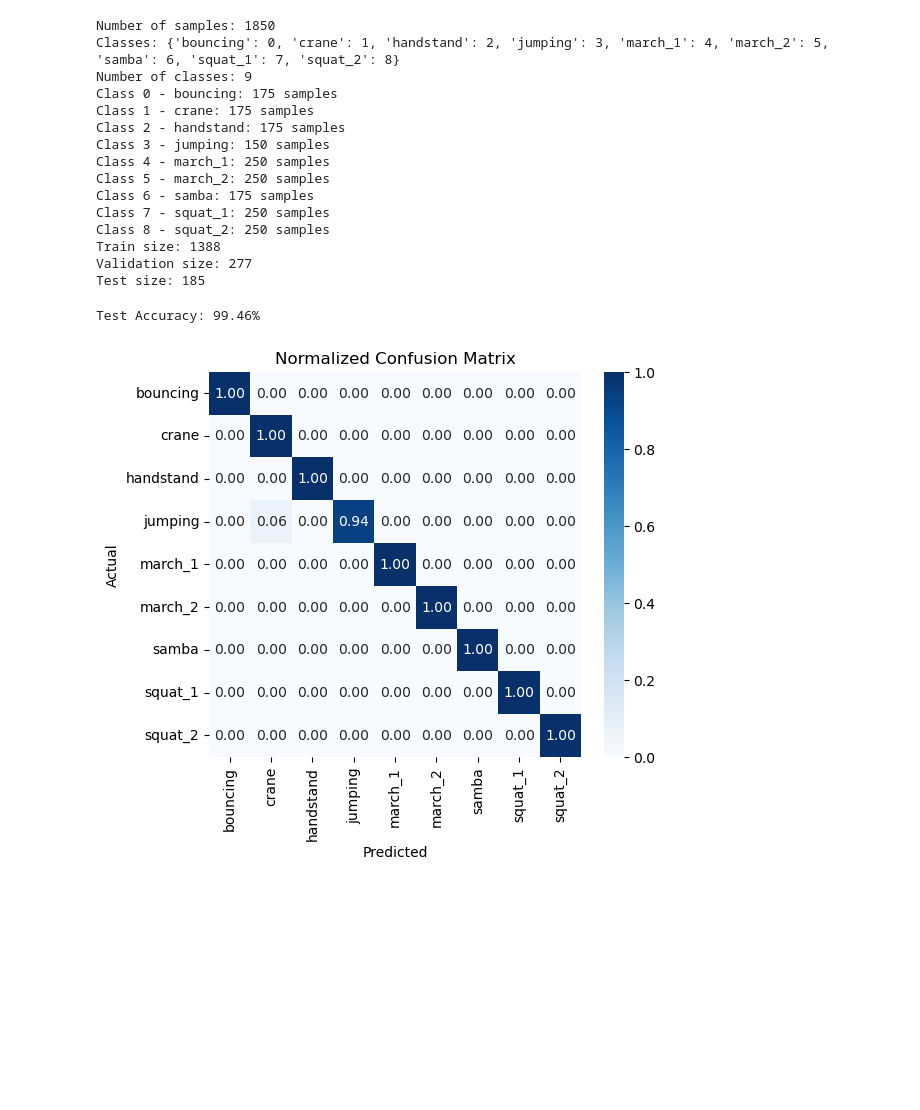
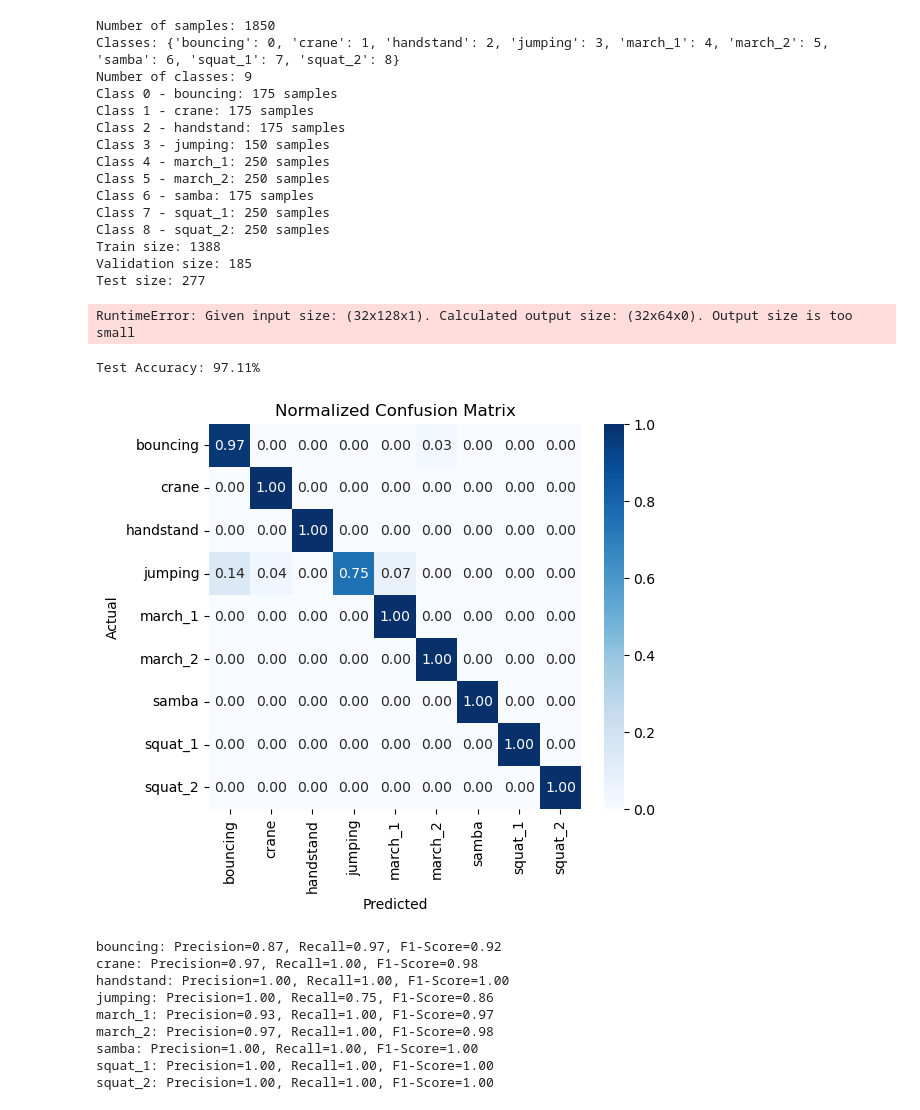
Before and after one commit to ValerioSpagnoli/3DMesh-HumanPoseEstimation, a Jupyter notebook: simple_edge_features.ipynb, the cells around one changed output. Saved outputs shown, nothing was run; the diff lists cells and outputs as text; code cells hidden in the pictures; blank space fills up the shorter version.

```diff
--- a/simple_edge_features.ipynb
+++ b/simple_edge_features.ipynb
@@ -18,10 +18,11 @@ from tqdm import tqdm as tqdm
 # %%
 root_dir = 'datasets/simple_edge_features'  # Change this to your actual dataset path
 save_dir = 'models/simple_edge_features/'
-num_edges = 2048  # Predefined row length (number of rows to keep)
+input_features = 7
+num_edges = 512  # Predefined row length (number of rows to keep)
 learning_rate = 0.001
 batch_size = 32
-num_epochs = 15
+num_epochs = 10
 # %%
 class MeshEdgesDataset(Dataset):
     def __init__(self, root_dir, num_edges, transform=None):
@@ -66,16 +67,16 @@ class MeshEdgesDataset(Dataset):
 # %%
 # Define a simple CNN model
 class MeshEdgesCNN(nn.Module):
-  def __init__(self, num_classes, num_edges=1024):
+  def __init__(self, num_classes, input_features, num_edges=1024):
     super(MeshEdgesCNN, self).__init__()
 
-    self.conv1 = nn.Conv1d(in_channels=7, out_channels=16, kernel_size=3, padding=1)
-    self.conv2 = nn.Conv1d(in_channels=16, out_channels=32, kernel_size=3, padding=1)
-    self.conv3 = nn.Conv1d(in_channels=32, out_channels=64, kernel_size=3, padding=1)
+    self.conv1 = nn.Conv1d(in_channels=input_features, out_channels=8, kernel_size=3, padding=1)
+    self.conv2 = nn.Conv1d(in_channels=8, out_channels=16, kernel_size=3, padding=1)
+    self.conv3 = nn.Conv1d(in_channels=16, out_channels=32, kernel_size=3, padding=1)
 
     self.pool = nn.MaxPool1d(kernel_size=2, stride=2)
 
-    self.fc1 = nn.Linear(64 * (num_edges // 8), 128)  # Adjust size after pooling
+    self.fc1 = nn.Linear(32 * (num_edges // 8), 128)  # Adjust size after pooling
     self.fc2 = nn.Linear(128, num_classes)
 
     self.relu = nn.ReLU()
@@ -99,8 +100,8 @@ class MeshEdgesCNN(nn.Module):
 dataset = MeshEdgesDataset(root_dir, num_edges)
 
 dataset_size = len(dataset)
-test_size = int(0.10 * dataset_size)
-val_size = int(0.15 * dataset_size)
+test_size = int(0.15 * dataset_size)
+val_size = int(0.10 * dataset_size)
 train_size = dataset_size - test_size - val_size
 
 train_dataset, val_dataset, test_dataset = random_split(dataset, [train_size, val_size, test_size], generator=torch.Generator().manual_seed(42))
@@ -119,11 +120,6 @@ for i, count in enumerate(torch.bincount(torch.tensor([dataset.class_to_idx[s[1]
 print('Train size:', len(train_dataset))
 print('Validation size:', len(val_dataset))
 print('Test size:', len(test_dataset))
-
-
-model = MeshEdgesCNN(num_classes=num_classes, num_edges=num_edges)
-criterion = nn.CrossEntropyLoss()
-optimizer = optim.Adam(model.parameters(), lr=learning_rate)
 # %% [output]
 Number of samples: 1850
 Classes: {'bouncing': 0, 'crane': 1, 'handstand': 2, 'jumping': 3, 'march_1': 4, 'march_2': 5, 'samba': 6, 'squat_1': 7, 'squat_2': 8}
@@ -138,8 +134,12 @@ Class 6 - samba: 175 samples
 Class 7 - squat_1: 250 samples
 Class 8 - squat_2: 250 samples
 Train size: 1388
-Validation size: 277
-Test size: 185
+Validation size: 185
+Test size: 277
+# %%
+model = MeshEdgesCNN(num_classes=num_classes, input_features=input_features, num_edges=num_edges)
+criterion = nn.CrossEntropyLoss()
+optimizer = optim.Adam(model.parameters(), lr=learning_rate)
 # %%
 for epoch in range(num_epochs):
   model.train()
@@ -181,35 +181,54 @@ for epoch in range(num_epochs):
   torch.save(model.state_dict(), save_dir + f'checkpoints/simple_edge_features_{epoch}.pth')
 
 torch.save(model.state_dict(), save_dir + 'simple_edge_features.pth')
+# %% [output]
+RuntimeError: Given input size: (32x128x1). Calculated output size: (32x64x0). Output size is too small
 # %%
-test_model = MeshEdgesCNN(num_classes=num_classes, num_edges=num_edges)
+test_model = MeshEdgesCNN(num_classes=num_classes, input_features=input_features, num_edges=num_edges)
 test_model.load_state_dict(torch.load(save_dir+'simple_edge_features.pth', weights_only=True))
 test_model.eval()
 
 correct = 0
 total = 0
 y_true = []
 y_pred = []
 
 with torch.no_grad():
     for point_clouds, labels in test_loader:
         outputs = model(point_clouds)
         _, predicted = torch.max(outputs.data, 1)
         total += labels.size(0)
         correct += (predicted == labels).sum().item()
         y_true.extend(labels.numpy())
         y_pred.extend(predicted.numpy())
 
 accuracy = 100 * correct / total
 print(f'Test Accuracy: {accuracy:.2f}%')
 
 cm = confusion_matrix(y_true, y_pred, normalize='true')  # Normalize over the true labels
 plt.figure(figsize=(6, 5))
 sns.heatmap(cm, annot=True, fmt='.2f', cmap='Blues', xticklabels=dataset.idx_to_class.values(), yticklabels=dataset.idx_to_class.values())
 plt.xlabel('Predicted')
 plt.ylabel('Actual')
 plt.title('Normalized Confusion Matrix')
 plt.show()
+
+# Compute Precision, Recall and F1-Score
+precision = np.diag(cm) / np.sum(cm, axis=0)
+recall = np.diag(cm) / np.sum(cm, axis=1)
+f1_score = 2 * precision * recall / (precision + recall)
+
+for i, cls_name in dataset.idx_to_class.items():
+    print(f'{cls_name}: Precision={precision[i]:.2f}, Recall={recall[i]:.2f}, F1-Score={f1_score[i]:.2f}')
 # %% [output]
-Test Accuracy: 99.46%
+Test Accuracy: 97.11%
-[figure, old version]
+[figure, new version]
+bouncing: Precision=0.87, Recall=0.97, F1-Score=0.92
+crane: Precision=0.97, Recall=1.00, F1-Score=0.98
+handstand: Precision=1.00, Recall=1.00, F1-Score=1.00
+jumping: Precision=1.00, Recall=0.75, F1-Score=0.86
+march_1: Precision=0.93, Recall=1.00, F1-Score=0.97
+march_2: Precision=0.97, Recall=1.00, F1-Score=0.98
+samba: Precision=1.00, Recall=1.00, F1-Score=1.00
+squat_1: Precision=1.00, Recall=1.00, F1-Score=1.00
+squat_2: Precision=1.00, Recall=1.00, F1-Score=1.00
```
Also changed, not shown: 2 other files.
